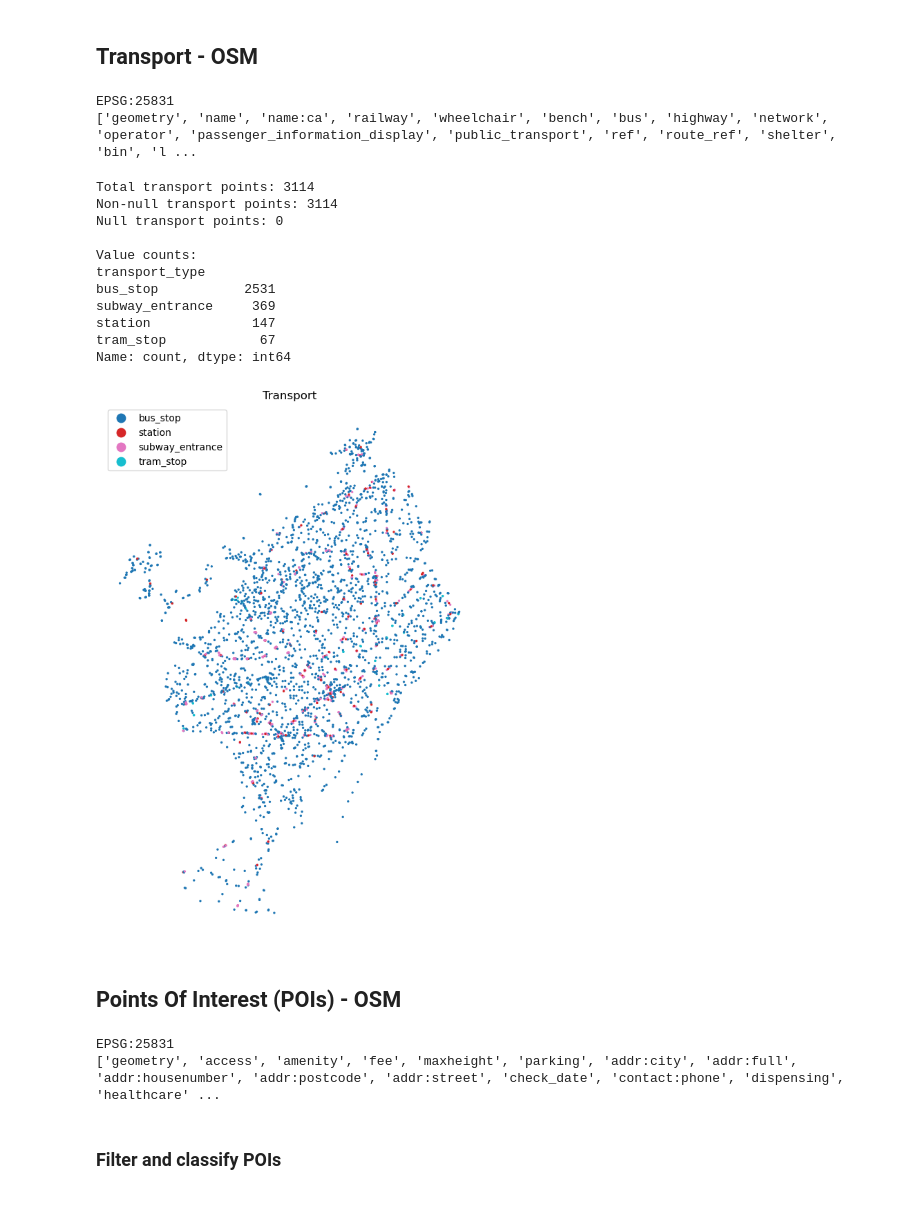
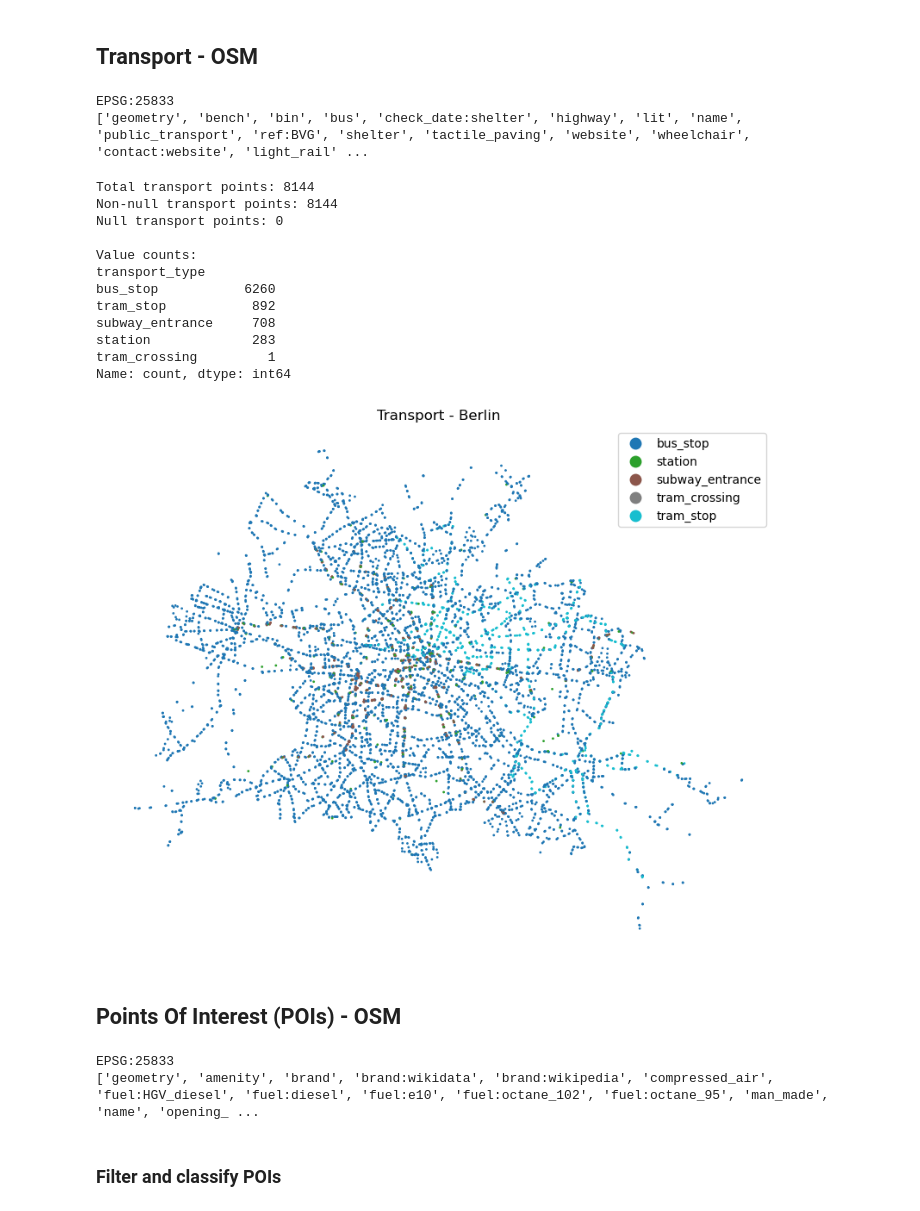
Before and after one commit to AndreaCutroni/ML-Noise-Prediction, a Jupyter notebook: deployment/Berlin/notebooks/BER_OSM_points.ipynb, the cells around one changed output. Saved outputs shown, nothing was run; the diff lists cells and outputs as text; code cells hidden in the pictures.

```diff
--- a/deployment/Berlin/notebooks/BER_OSM_points.ipynb
+++ b/deployment/Berlin/notebooks/BER_OSM_points.ipynb
@@ -6,8 +12,8 @@ import pandas as pd
 # %% [markdown]
 ## Import roads
 # %%
-osm_roads = gpd.read_file("data/bcn_osmnx_edges.gpkg")
-print(osm_roads.crs)  #CRS = Coordinate Reference System
+osm_roads = gpd.read_file("../layers/BER_noise_streets.gpkg")
+print(osm_roads.crs)
 print(osm_roads.shape)
 print(osm_roads.columns.tolist())
 print("Number of street segments:", len(osm_roads))
@@ -59,16 +70,23 @@ ax.set_axis_off()
 ## Transport - OSM
 # %%
 transport = ox.features_from_place(
-    "Barcelona, Spain",
+    "Berlin, Germany",
     tags={"railway": ["station", "tram_stop", "subway_entrance"],
-          "highway": "bus_stop"})  # all transport — adjust tags as needed
-transport = transport[transport.geometry.type == "Point"].to_crs(osm_roads.crs)
-transport['transport_type'] = transport['railway'].fillna(transport['highway'])
+          "highway": "bus_stop"})
+transport = transport[transport.geometry.type == 'Point'].to_crs(osm_roads.crs)
+if 'railway' in transport.columns:
+    transport['transport_type'] = transport['railway'].fillna(
+        transport['highway'] if 'highway' in transport.columns else None
+    )
+elif 'highway' in transport.columns:
+    transport['transport_type'] = transport['highway']
+else:
+    transport['transport_type'] = 'unknown'
 print(transport.crs)
 print(transport.columns.tolist())
 # %% [output]
-EPSG:25831
-['geometry', 'name', 'name:ca', 'railway', 'wheelchair', 'bench', 'bus', 'highway', 'network', 'operator', 'passenger_information_display', 'public_transport', 'ref', 'route_ref', 'shelter', 'bin', 'l ...
+EPSG:25833
+['geometry', 'bench', 'bin', 'bus', 'check_date:shelter', 'highway', 'lit', 'name', 'public_transport', 'ref:BVG', 'shelter', 'tactile_paving', 'website', 'wheelchair', 'contact:website', 'light_rail' ...
 # %%
 print(f"Total transport points: {len(transport)}")
 print(f"Non-null transport points: {transport['transport_type'].notna().sum()}")
@@ -76,36 +94,37 @@ print(f"Null transport points: {transport['transport_type'].isna().sum()}")
 print("\nValue counts:")
 print(transport['transport_type'].value_counts(dropna=False))
 # %% [output]
-Total transport points: 3114
-Non-null transport points: 3114
+Total transport points: 8144
+Non-null transport points: 8144
 Null transport points: 0
 
 Value counts:
 transport_type
-bus_stop           2531
-subway_entrance     369
-station             147
-tram_stop            67
+bus_stop           6260
+tram_stop           892
+subway_entrance     708
+station             283
+tram_crossing         1
 Name: count, dtype: int64
 # %%
-ax = transport.plot(column='transport_type', legend=True, markersize=2, figsize=(10, 10))
-ax.set_title('Transport')
+ax = transport.plot(column='transport_type', legend=True, markersize=1, figsize=(10, 10))
+ax.set_title('Transport - Berlin')
 ax.set_axis_off()
 # %% [output]
-[figure, old version]
+[figure, new version]
 # %% [markdown]
 ## Points Of Interest (POIs) - OSM
 # %%
 pois = ox.features_from_place(
-    "Barcelona, Spain",
-    tags={"amenity": True}   # all amenities — adjust tags as needed
+    "Berlin, Germany",
+    tags={"amenity": True}
 )
-pois = pois[pois.geometry.type == "Point"].to_crs(osm_roads.crs)
+pois = pois[pois.geometry.type == 'Point'].to_crs(osm_roads.crs)
 print(pois.crs)
 print(pois.columns.tolist())
 # %% [output]
-EPSG:25831
-['geometry', 'access', 'amenity', 'fee', 'maxheight', 'parking', 'addr:city', 'addr:full', 'addr:housenumber', 'addr:postcode', 'addr:street', 'check_date', 'contact:phone', 'dispensing', 'healthcare' ...
+EPSG:25833
+['geometry', 'amenity', 'brand', 'brand:wikidata', 'brand:wikipedia', 'compressed_air', 'fuel:HGV_diesel', 'fuel:diesel', 'fuel:e10', 'fuel:octane_102', 'fuel:octane_95', 'man_made', 'name', 'opening_ ...
 # %% [markdown]
 ### Filter and classify POIs
 # %%
```
Also changed, not shown: parts of 20 cells of this notebook.
